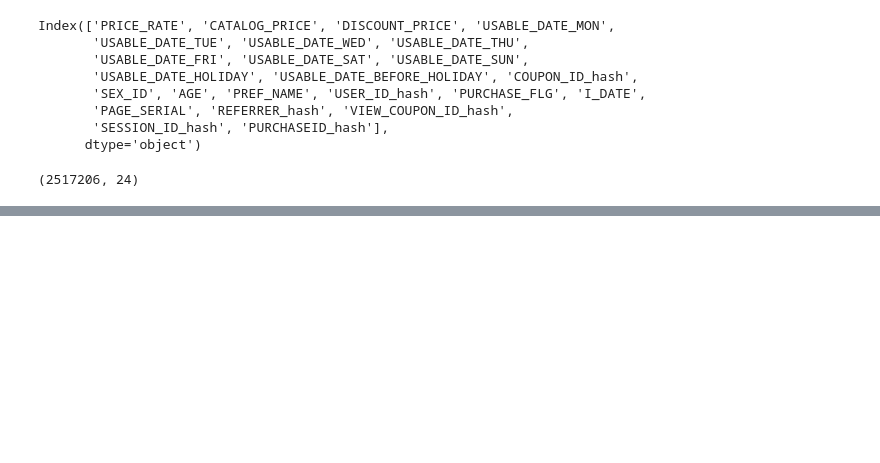
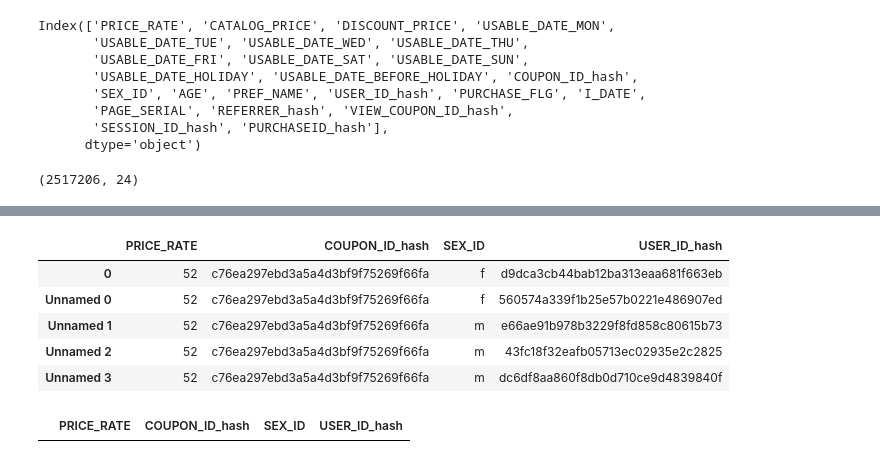
Before and after one commit to lifangshi/kaggle, a Jupyter notebook: Coupon Purchase Prediction/coupon_purchase_prediction.ipynb, the cells around one changed output, grey strips where cells are left out. Saved outputs shown, nothing was run; the diff lists cells and outputs as text; code cells hidden in the pictures; blank space fills up the shorter version.

```diff
--- a/Coupon Purchase Prediction/coupon_purchase_prediction.ipynb
+++ b/Coupon Purchase Prediction/coupon_purchase_prediction.ipynb
@@ -222,0 +283,22 @@ train_y = full_data['PURCHASE_FLG']
+# %%
+# test_x = pd.DataFrame(columns=['PRICE_RATE', 'COUPON_ID_hash', 'SEX_ID', 'USER_ID_hash'])
+test_x = []
+for i in tqdm(coupon_list_test.iterrows(), total=len(coupon_list_test)):
+    for j in user_list.iterrows():
+        x = pd.concat([i[1][['PRICE_RATE', 'COUPON_ID_hash']],j[1][['SEX_ID', 'USER_ID_hash']]])
+#         test_x = test_x.append(x, ignore_index=True)
+        test_x.append(x)
+test_x = pd.DataFrame(test_x)
+# %%
+test_x.head()
+# %% [output]
+|  | PRICE_RATE | COUPON_ID_hash | SEX_ID | USER_ID_hash |
+| 0 | 52 | c76ea297ebd3a5a4d3bf9f75269f66fa | f | d9dca3cb44bab12ba313eaa681f663eb |
+| Unnamed 0 | 52 | c76ea297ebd3a5a4d3bf9f75269f66fa | f | 560574a339f1b25e57b0221e486907ed |
+| Unnamed 1 | 52 | c76ea297ebd3a5a4d3bf9f75269f66fa | m | e66ae91b978b3229f8fd858c80615b73 |
+| Unnamed 2 | 52 | c76ea297ebd3a5a4d3bf9f75269f66fa | m | 43fc18f32eafb05713ec02935e2c2825 |
+| Unnamed 3 | 52 | c76ea297ebd3a5a4d3bf9f75269f66fa | m | dc6df8aa860f8db0d710ce9d4839840f |
+# %%
+test_x
+# %% [output]
+|  | PRICE_RATE | COUPON_ID_hash | SEX_ID | USER_ID_hash |
```
Also changed, not shown: parts of 29 cells of this notebook, 3 other files.
